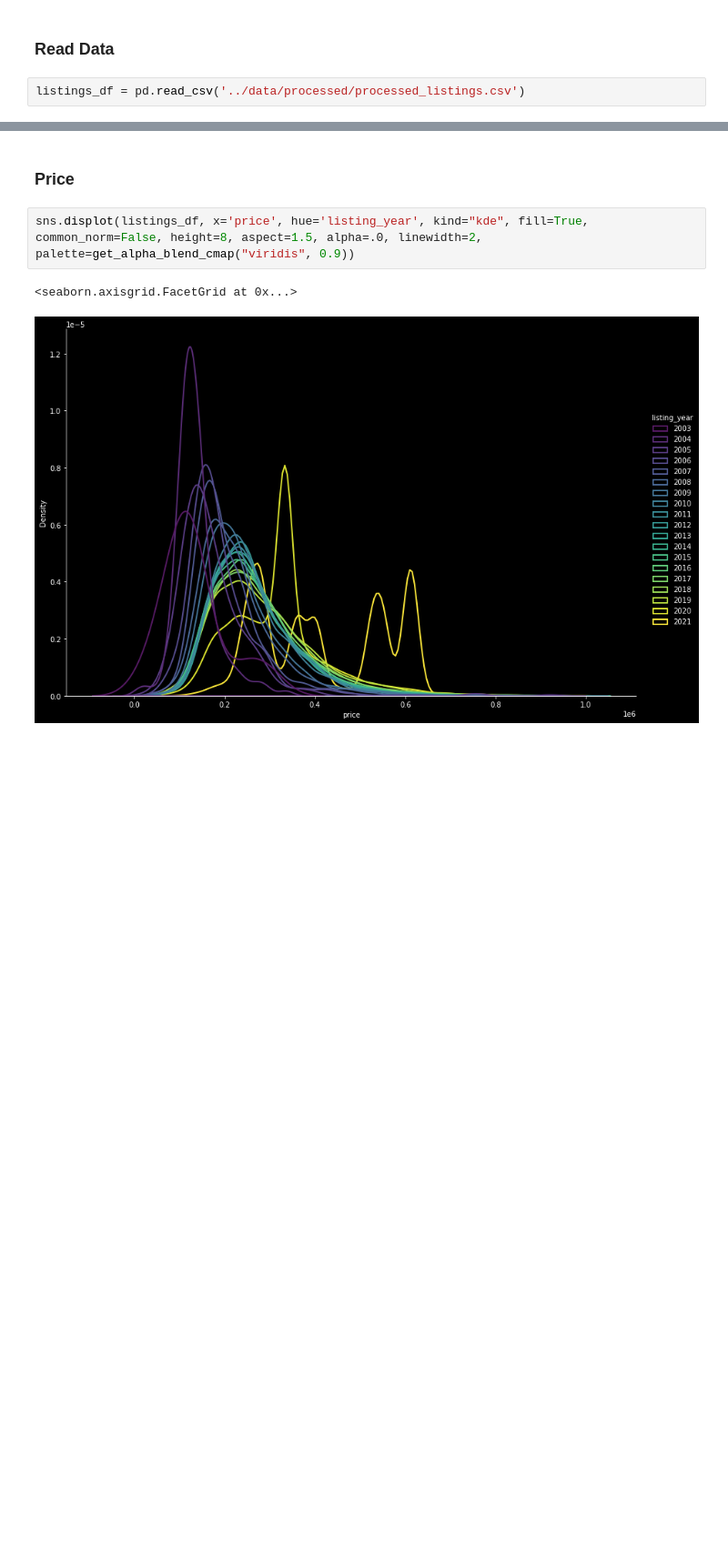
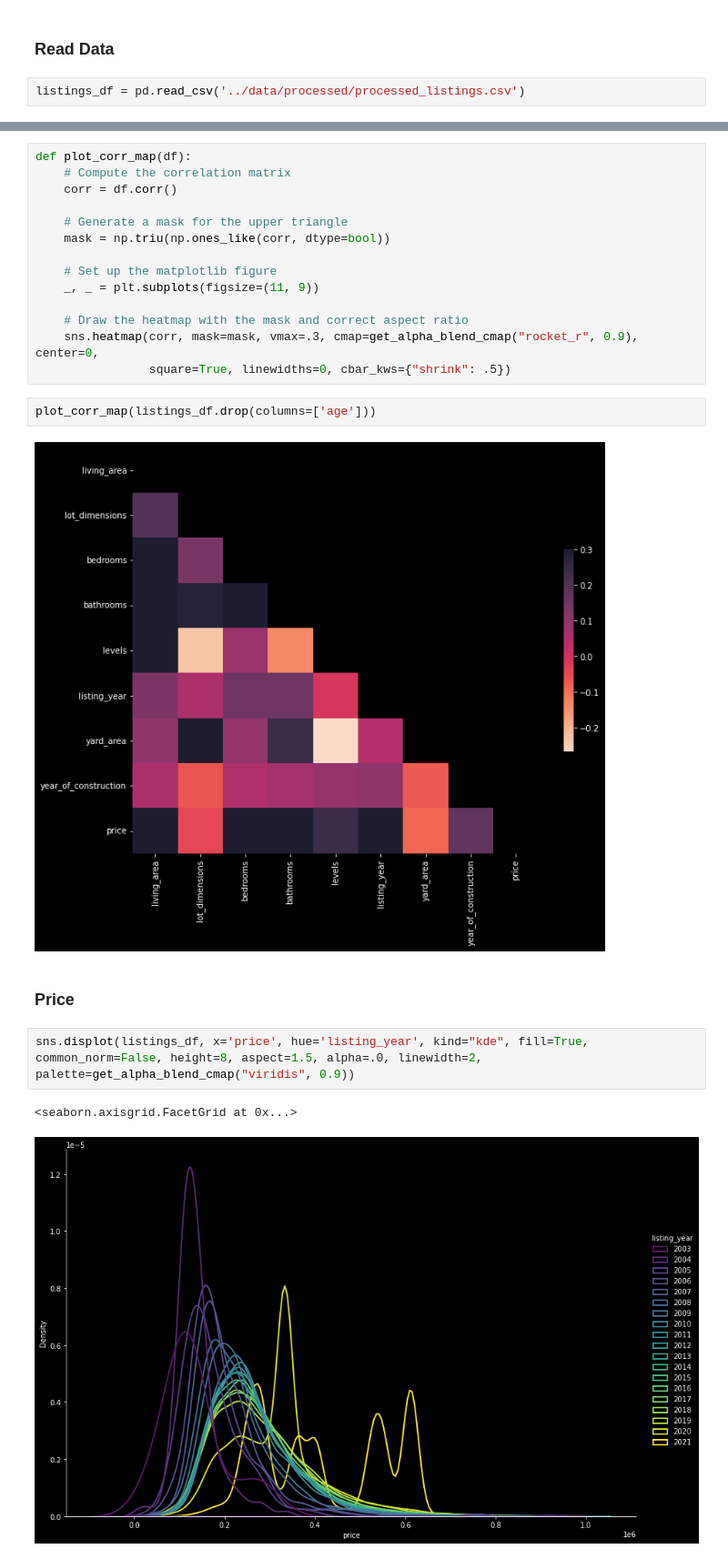
Before and after one commit to simkass/quebec-real-estate-analysis, a Jupyter notebook: notebooks/visualization.ipynb, the cells around one changed output, grey strips where cells are left out. Shown at 91% size. Saved outputs shown, nothing was run; the diff lists cells and outputs as text; blank space fills up the shorter version.

```diff
--- a/notebooks/visualization.ipynb
+++ b/notebooks/visualization.ipynb
@@ -33,3 +42,21 @@ listings_df.head()
+# %%
+def plot_corr_map(df):
+    # Compute the correlation matrix
+    corr = df.corr()
+
+    # Generate a mask for the upper triangle
+    mask = np.triu(np.ones_like(corr, dtype=bool))
+
+    # Set up the matplotlib figure
+    _, _ = plt.subplots(figsize=(11, 9))
+
+    # Draw the heatmap with the mask and correct aspect ratio
+    sns.heatmap(corr, mask=mask, vmax=.3, cmap=get_alpha_blend_cmap("rocket_r", 0.9), center=0,
+                square=True, linewidths=0, cbar_kws={"shrink": .5})
+# %%
+plot_corr_map(listings_df.drop(columns=['age']))
+# %% [output]
+[figure, added]
 # %% [markdown]
 ### Price
 # %%
```
Also changed, not shown: parts of 3 cells of this notebook, 3 other files.
